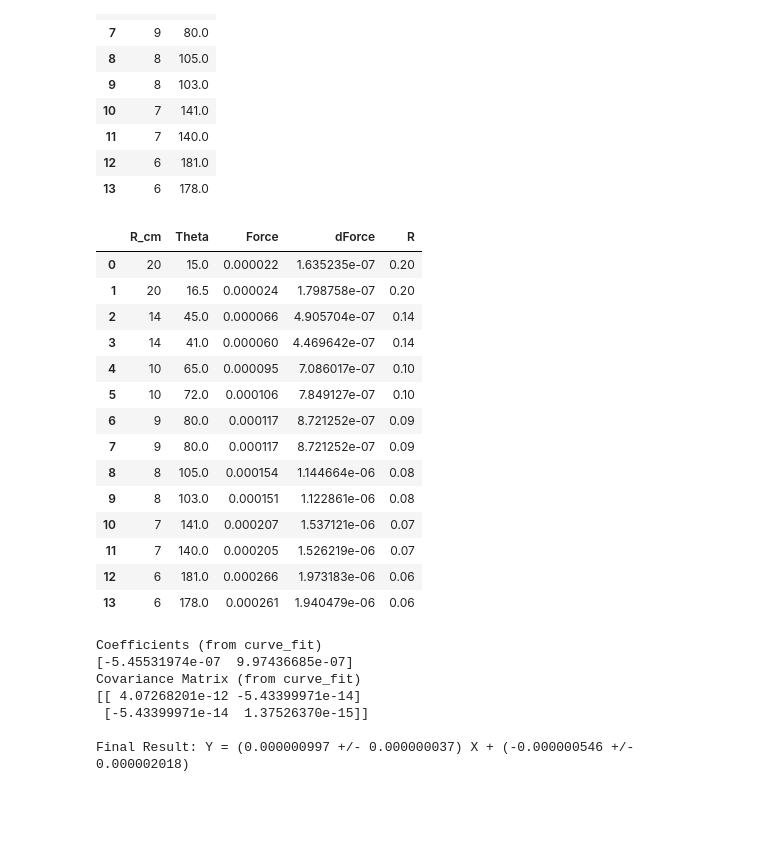
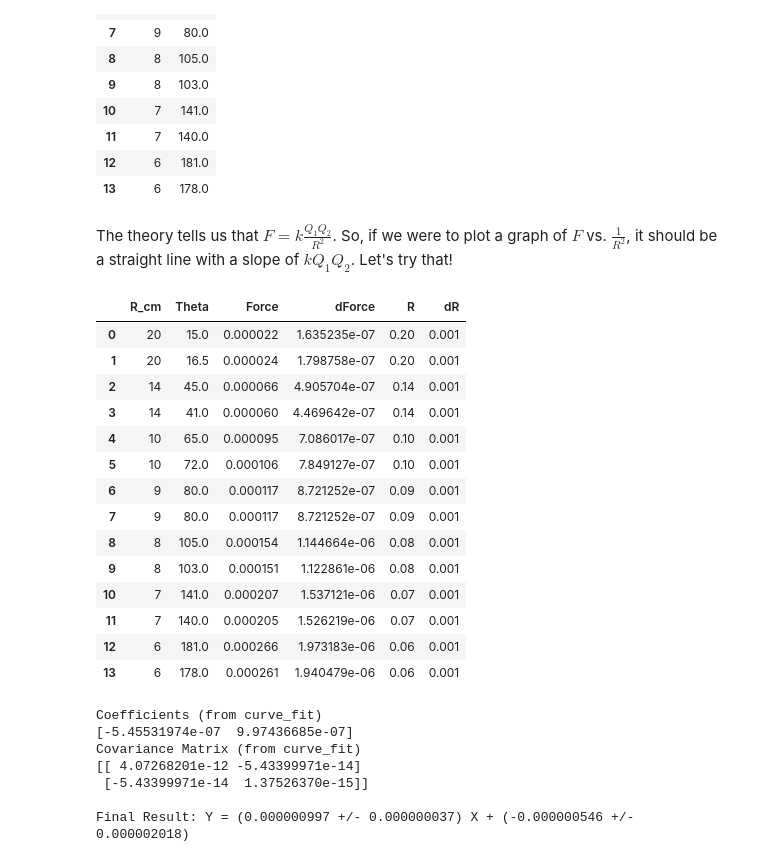
Before and after one commit to brash99/Phys202L, a Jupyter notebook: JupyterNotebooks/Coulombs_Law_Analysis.ipynb, the cells around one changed output. Saved outputs shown, nothing was run; the diff lists cells and outputs as text; code cells hidden in the pictures; blank space fills up the shorter version.

```diff
--- a/JupyterNotebooks/Coulombs_Law_Analysis.ipynb
+++ b/JupyterNotebooks/Coulombs_Law_Analysis.ipynb
@@ -19,10 +19,13 @@ else:
 # Create a Pandas DataFrame with data for calibration of Torsion pendulum
 
 # The data elements are [mass in mg, error in mass in mg, angle in degrees, error in angle in degrees]
-calibration_data = [[0, 0.0, 25.5, 0.5], [20, 0.0, 160,0.5], [40, 0.0, 291,0.5], [50, 0.0, 353.5,0.5], [70, 0.0, 490,0.5], [90, 0.0, 630,0.5]]
+calibration_data = [[0, 0.0, 25.5, 0.5], [20, 0.0, 160,0.5], [40, 0.0, 291,0.5],
+                    [50, 0.0, 353.5,0.5], [70, 0.0, 490,0.5], [90, 0.0, 630,0.5]]
 
 # The values in this next line are for the WebWork exercise.
-#calibration_data = [[152.9, 0.0, 9.3, 0.0], [448.5, 0.0, 19.3, 0.0], [550.5, 0.0, 25.1, 0.0], [560.7, 0.0, 29.8, 0.0], [825.7, 0.0, 39.1, 0.0]]
+#calibration_data = [[152.9, 0.0, 9.3, 0.0], [448.5, 0.0, 19.3, 0.0],
+#                    [550.5, 0.0, 25.1, 0.0], [560.7, 0.0, 29.8, 0.0],
+#                    [825.7, 0.0, 39.1, 0.0]]
 
 # create dataframe
 df = pd.DataFrame(calibration_data, columns = ['Mass_mg', 'dMass_mg', 'Theta_Raw', 'dTheta_Raw'])
@@ -165,7 +198,8 @@ dcalibration_factor = perr[1]
 
 # The data elements are [distance in cm, angle in degrees] ... again, since we are going to do a linear regression using OLS, we will
 # not include errors
-data1 = [[20,15], [20,16.5], [14,45], [14,41], [10,65], [10,72], [9,80], [9,80], [8,105], [8,103], [7,141], [7,140], [6,181], [6,178]]
+data1 = [[20,15], [20,16.5], [14,45], [14,41], [10,65], [10,72], [9,80],
+         [9,80], [8,105], [8,103], [7,141], [7,140], [6,181], [6,178]]
 
 # create dataframe
 df2 = pd.DataFrame(data1, columns = ['R_cm', 'Theta'])
@@ -186,34 +220,36 @@ df2
 | 11 | 7 | 140.0 |
 | 12 | 6 | 181.0 |
 | 13 | 6 | 178.0 |
+# %% [markdown]
+The theory tells us that $F = k \frac{ Q_1  Q_2}{R^2}$.  So, if we were to plot a
+graph of $F$ vs. $\frac{1}{R^2}$, it should be a straight line
+with a slope of $k Q_1 Q_2$.  Let's try that!
 # %%
-# The theory tells us that F = k * Q1 * Q2 / R^2.  So, if we were to plot a graph of F vs. 1/R^2, it should be a straight line
-# with a slope of (k*Q1*Q2).  Let's try that!
-
 # We will have to convert the angle values to Forces, and also include an uncertainty.
+# We will have to convert the measured radius values to meters, and include an uncertainty.
 
 df2['Force'] = df2['Theta']*calibration_factor
 df2['dForce'] = df2['Theta']*dcalibration_factor
 
 df2['R'] = df2['R_cm']*0.01
-
+df2['dR'] = 0.001
 df2
 # %% [output]
-|  | R_cm | Theta | Force | dForce | R |
-| 0 | 20 | 15.0 | 0.000022 | 1.635235e-07 | 0.20 |
-| 1 | 20 | 16.5 | 0.000024 | 1.798758e-07 | 0.20 |
-| 2 | 14 | 45.0 | 0.000066 | 4.905704e-07 | 0.14 |
-| 3 | 14 | 41.0 | 0.000060 | 4.469642e-07 | 0.14 |
-| 4 | 10 | 65.0 | 0.000095 | 7.086017e-07 | 0.10 |
-| 5 | 10 | 72.0 | 0.000106 | 7.849127e-07 | 0.10 |
-| 6 | 9 | 80.0 | 0.000117 | 8.721252e-07 | 0.09 |
-| 7 | 9 | 80.0 | 0.000117 | 8.721252e-07 | 0.09 |
-| 8 | 8 | 105.0 | 0.000154 | 1.144664e-06 | 0.08 |
-| 9 | 8 | 103.0 | 0.000151 | 1.122861e-06 | 0.08 |
-| 10 | 7 | 141.0 | 0.000207 | 1.537121e-06 | 0.07 |
-| 11 | 7 | 140.0 | 0.000205 | 1.526219e-06 | 0.07 |
-| 12 | 6 | 181.0 | 0.000266 | 1.973183e-06 | 0.06 |
-| 13 | 6 | 178.0 | 0.000261 | 1.940479e-06 | 0.06 |
+|  | R_cm | Theta | Force | dForce | R | dR |
+| 0 | 20 | 15.0 | 0.000022 | 1.635235e-07 | 0.20 | 0.001 |
+| 1 | 20 | 16.5 | 0.000024 | 1.798758e-07 | 0.20 | 0.001 |
+| 2 | 14 | 45.0 | 0.000066 | 4.905704e-07 | 0.14 | 0.001 |
+| 3 | 14 | 41.0 | 0.000060 | 4.469642e-07 | 0.14 | 0.001 |
+| 4 | 10 | 65.0 | 0.000095 | 7.086017e-07 | 0.10 | 0.001 |
+| 5 | 10 | 72.0 | 0.000106 | 7.849127e-07 | 0.10 | 0.001 |
+| 6 | 9 | 80.0 | 0.000117 | 8.721252e-07 | 0.09 | 0.001 |
+| 7 | 9 | 80.0 | 0.000117 | 8.721252e-07 | 0.09 | 0.001 |
+| 8 | 8 | 105.0 | 0.000154 | 1.144664e-06 | 0.08 | 0.001 |
+| 9 | 8 | 103.0 | 0.000151 | 1.122861e-06 | 0.08 | 0.001 |
+| 10 | 7 | 141.0 | 0.000207 | 1.537121e-06 | 0.07 | 0.001 |
+| 11 | 7 | 140.0 | 0.000205 | 1.526219e-06 | 0.07 | 0.001 |
+| 12 | 6 | 181.0 | 0.000266 | 1.973183e-06 | 0.06 | 0.001 |
+| 13 | 6 | 178.0 | 0.000261 | 1.940479e-06 | 0.06 | 0.001 |
 # %%
 xi = 1.0/(df2['R'])**2
 yi = df2['Force']
```
Also changed, not shown: parts of 20 cells of this notebook.
